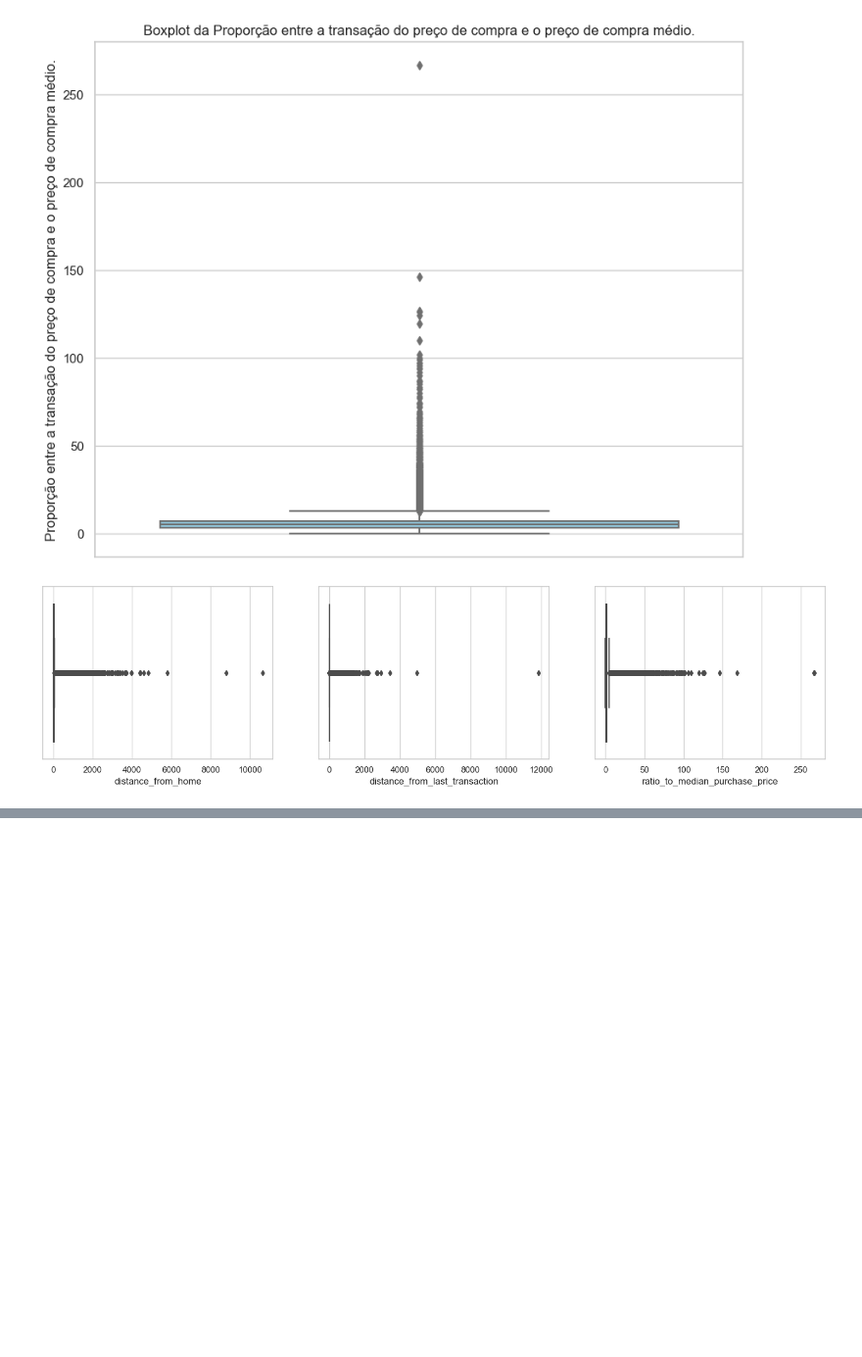
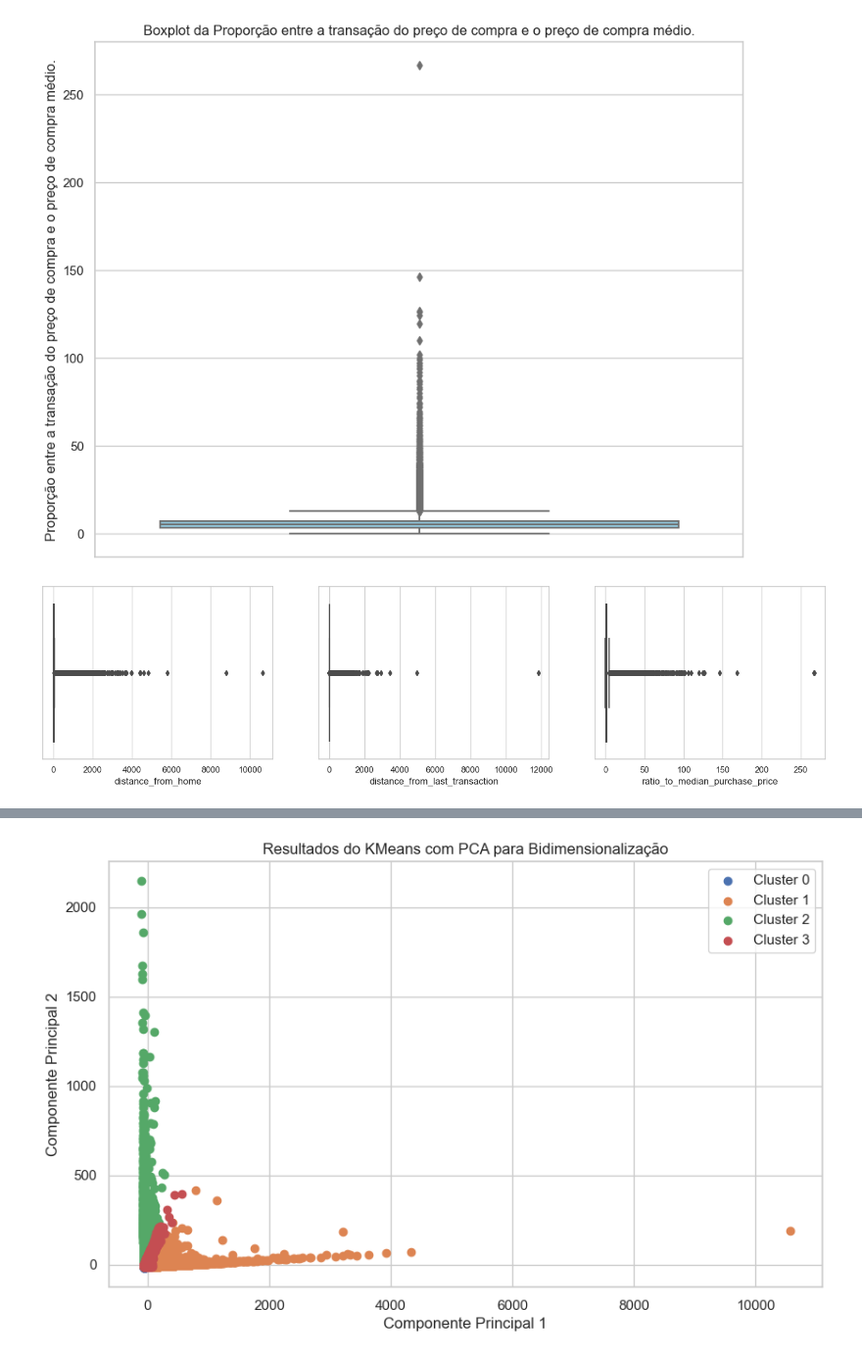
Before and after one commit to gui23dib/AI-Model-Test, a Jupyter notebook: CreditCardFraudDetection_FraudFrameAnalysis.ipynb, the cells around one changed output, grey strips where cells are left out. Shown at 98% size. Drawn from its saved outputs; the diff is of its cells as text; code cells hidden in the pictures; blank space fills up the shorter version.

```diff
--- a/CreditCardFraudDetection_FraudFrameAnalysis.ipynb
+++ b/CreditCardFraudDetection_FraudFrameAnalysis.ipynb
@@ -360,0 +441,3 @@ plt.show()
+# %%
+dataWithoutFrauds.loc[:, 'clus'] = x_t
+dataWithoutFrauds
@@ -360,0 +493,21 @@ plt.show()
+# %%
+pca = PCA(n_components=2)
+principal_components = pca.fit_transform(dataWithoutFrauds)
+# %%
+# Agora, você tem os resultados do KMeans (clusters) e os principais componentes após a redução de dimensionalidade com PCA
+# Vamos plotar os resultados em um gráfico de dispersão
+
+plt.figure(figsize=(10, 6))
+
+# Plot os pontos dos dados após a redução de dimensionalidade, coloridos pelos clusters atribuídos pelo KMeans
+for i in range(4):
+    plt.scatter(principal_components[x_t == i, 0], principal_components[x_t == i, 1], label=f'Cluster {i}')
+
+plt.title('Resultados do KMeans com PCA para Bidimensionalização')
+plt.xlabel('Componente Principal 1')
+plt.ylabel('Componente Principal 2')
+plt.legend()
+plt.grid(True)
+plt.show()
+# %% [output]
+[figure, added]
```
Also changed, not shown: parts of 13 cells of this notebook, 2 other files.
